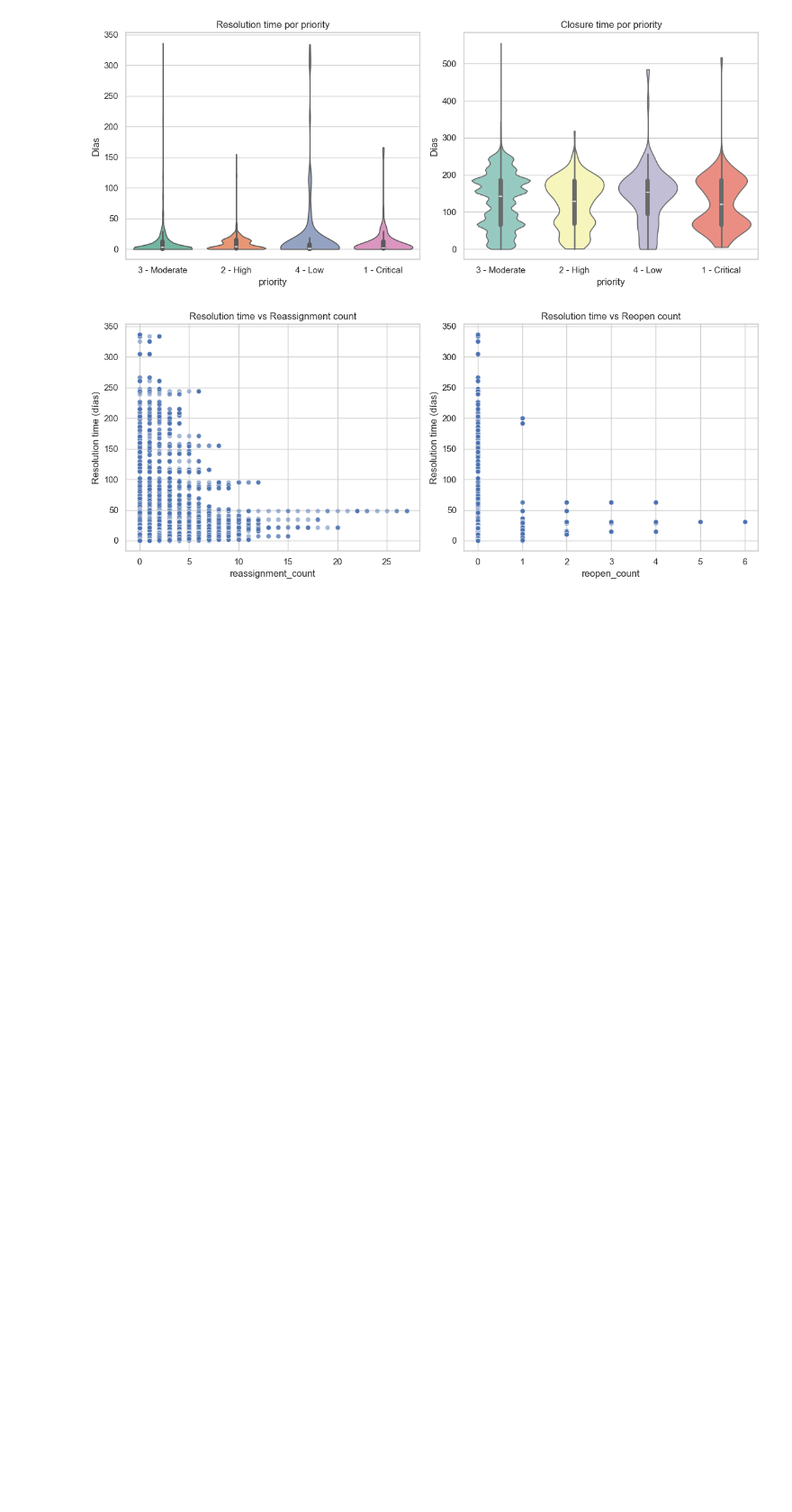
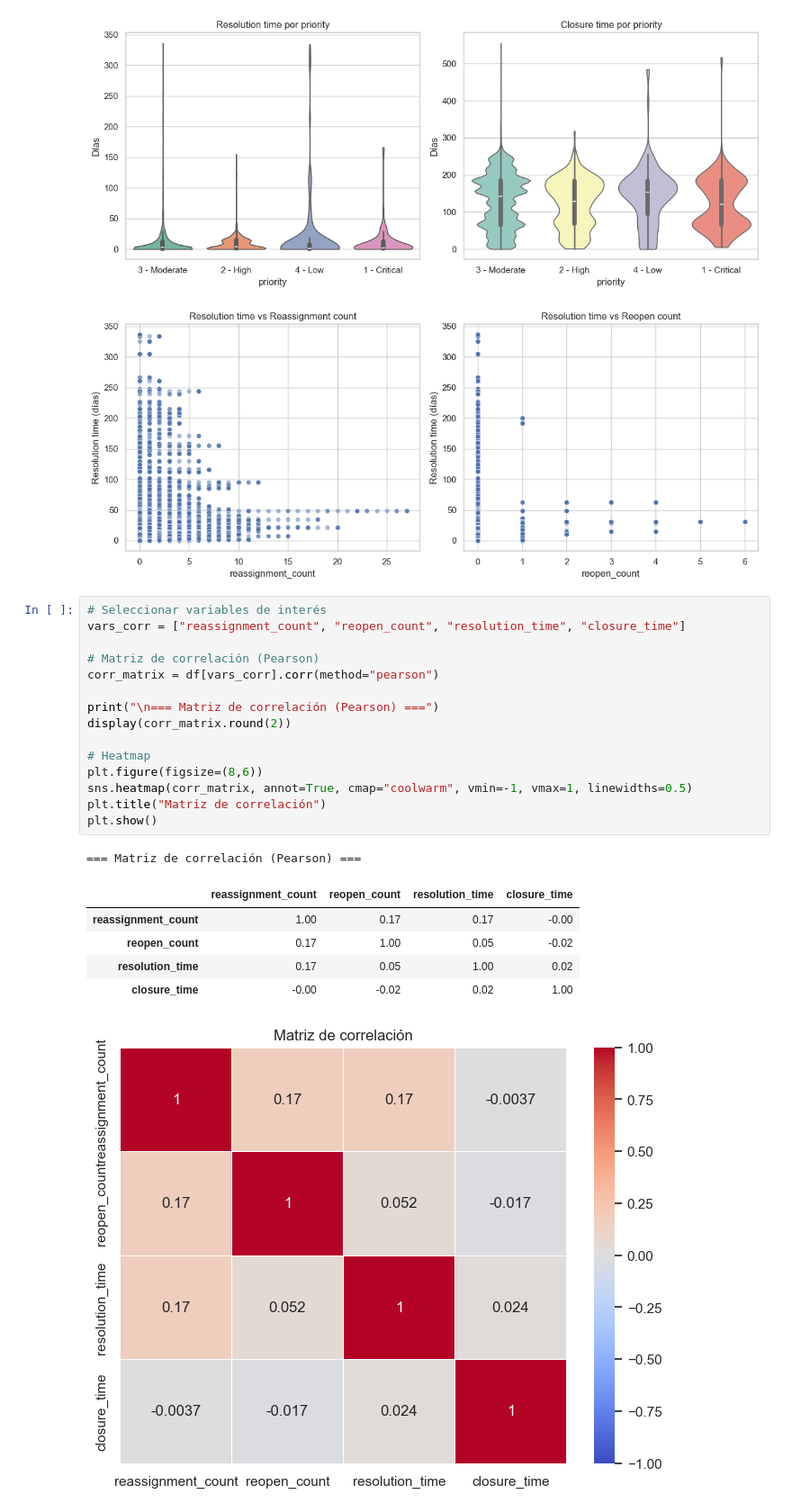
Before and after one commit to smelomunoz/Repo_Proyecto_1, a Jupyter notebook: Tarea_2/Exploracion_datos.ipynb, the cells around one changed output. Shown at 90% size. Saved outputs shown, nothing was run; the diff lists cells and outputs as text; blank space fills up the shorter version.

Commit message:
Análisis multivariado para ver relaciones lineales entre las variables de fricción

```diff
--- a/Tarea_2/Exploracion_datos.ipynb
+++ b/Tarea_2/Exploracion_datos.ipynb
@@ -658,3 +658,26 @@ plt.show()
 [figure]
 [figure]
 [figure]
+# %%
+# Seleccionar variables de interés
+vars_corr = ["reassignment_count", "reopen_count", "resolution_time", "closure_time"]
+
+# Matriz de correlación (Pearson)
+corr_matrix = df[vars_corr].corr(method="pearson")
+
+print("\n=== Matriz de correlación (Pearson) ===")
+display(corr_matrix.round(2))
+
+# Heatmap
+plt.figure(figsize=(8,6))
+sns.heatmap(corr_matrix, annot=True, cmap="coolwarm", vmin=-1, vmax=1, linewidths=0.5)
+plt.title("Matriz de correlación")
+plt.show()
+# %% [output]
+=== Matriz de correlación (Pearson) ===
+|  | reassignment_count | reopen_count | resolution_time | closure_time |
+| reassignment_count | 1.00 | 0.17 | 0.17 | -0.00 |
+| reopen_count | 0.17 | 1.00 | 0.05 | -0.02 |
+| resolution_time | 0.17 | 0.05 | 1.00 | 0.02 |
+| closure_time | -0.00 | -0.02 | 0.02 | 1.00 |
+[figure, added]
```
